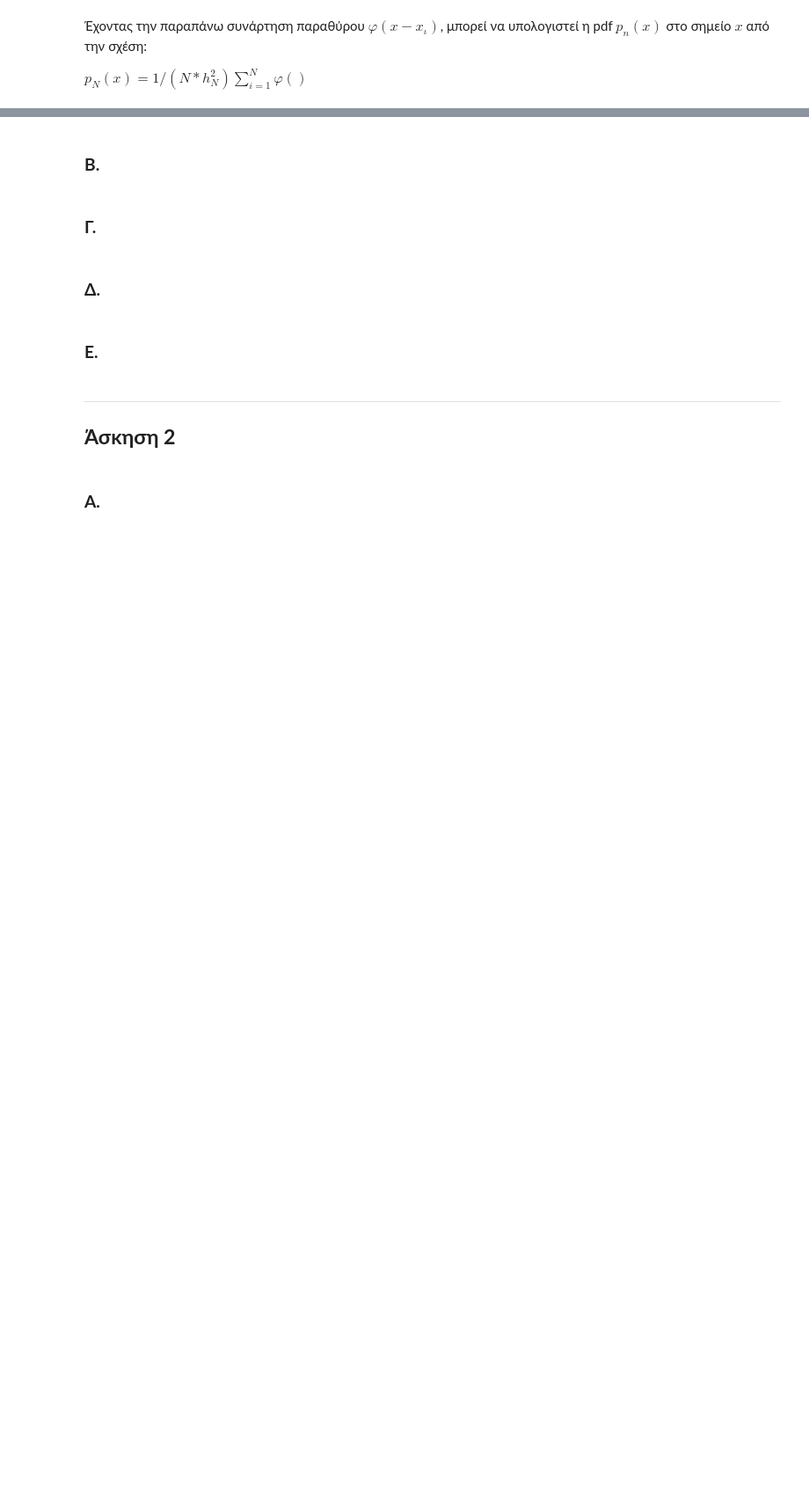
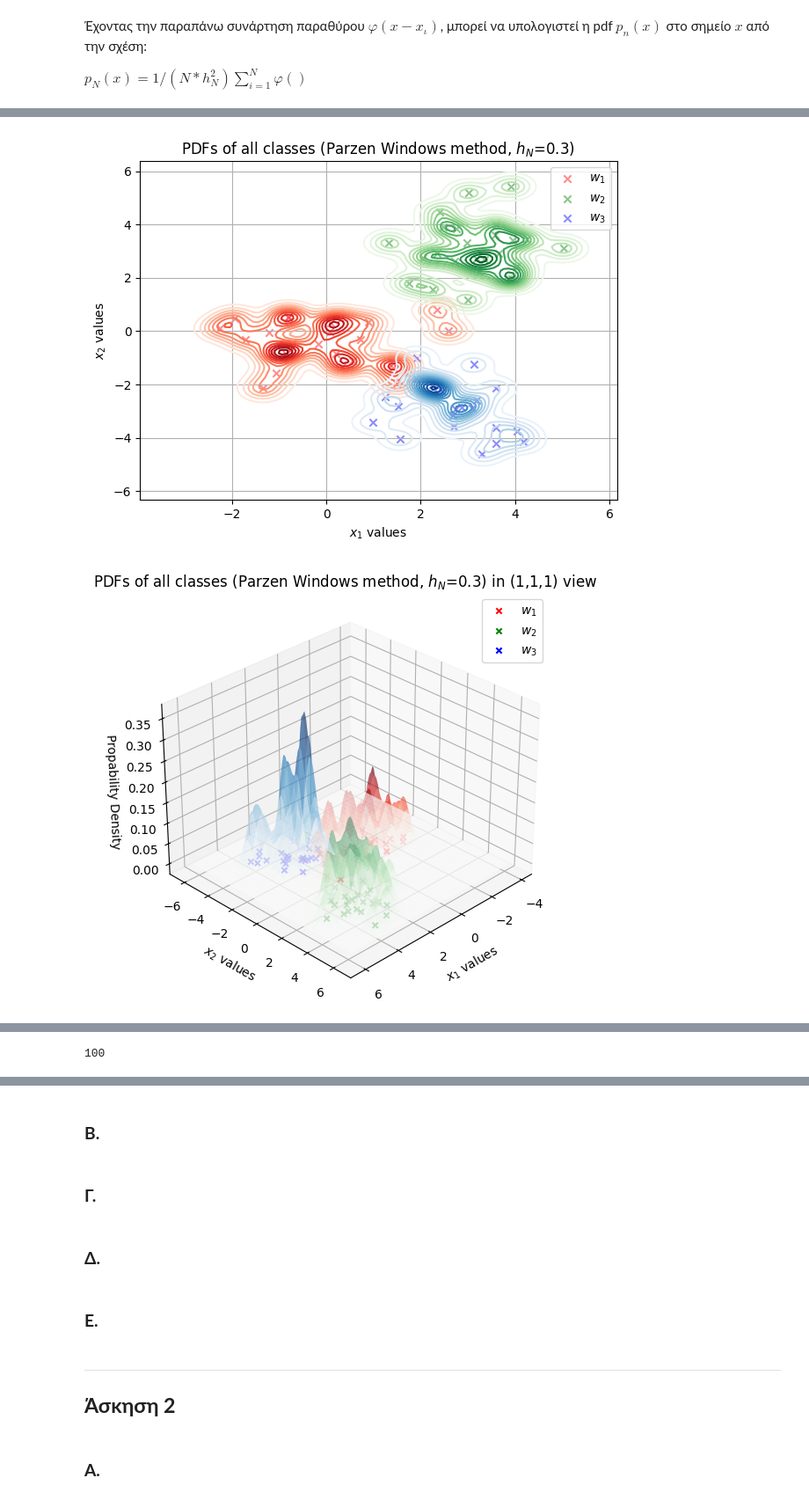
Before and after one commit to iliaxant/Pattern_Recognition_HW2, a Jupyter notebook: HW_2_PR_58545.ipynb, the cells around one changed output, grey strips where cells are left out. Shown at 88% size. Drawn from its saved outputs; the diff is of its cells as text; code cells hidden in the pictures; blank space fills up the shorter version.

```diff
--- a/HW_2_PR_58545.ipynb
+++ b/HW_2_PR_58545.ipynb
@@ -111,0 +238,54 @@ $p_N(x)=1/(N* h_N^2)∑_{i=1}^N{φ()}$
+# %%
+for h in h_N:
+
+    x1 = np.arange(df[0].min()-1, df[0].max()+1, 0.1)
+    x2 = np.arange(df[1].min()-1, df[1].max()+1, 0.1)
+
+    xx1, xx2 = np.meshgrid(x1,x2)
+    X = np.column_stack((xx1.ravel(), xx2.ravel()))
+
+    p_1 = parzen_pdf(X, w1_reduced[[0,1]].to_numpy(), h).reshape(xx1.shape)
+    p_2 = parzen_pdf(X, w2_reduced[[0,1]].to_numpy(), h).reshape(xx1.shape)
+    p_3 = parzen_pdf(X, w3_reduced[[0,1]].to_numpy(), h).reshape(xx1.shape)
+
+
+    plt.figure(figsize=(7, 5))
+
+    plt.scatter(w1_reduced[0], w1_reduced[1], color='r', marker='x', label=r'$w_1$', alpha=0.45)
+    plt.scatter(w2_reduced[0], w2_reduced[1], color='g', marker='x', label=r'$w_2$', alpha=0.45)
+    plt.scatter(w3_reduced[0], w3_reduced[1], color='b', marker='x', label=r'$w_3$', alpha=0.45)
+
+    plt.contour(xx1, xx2, p_1, levels=15, cmap = 'Reds')
+    plt.contour(xx1, xx2, p_2, levels=15, cmap = 'Greens')
+    plt.contour(xx1, xx2, p_3, levels=15, cmap = 'Blues')
+
+    plt.title(f"PDFs of all classes (Parzen Windows method, $h_N$={h})")
+    plt.xlabel("$x_1$ values")
+    plt.ylabel("$x_2$ values")
+    plt.legend()
+    plt.grid(True)
+    plt.show()
+
+
+    fig = plt.figure(figsize=(8, 6))
+    ax = fig.add_subplot(111, projection='3d')
+
+    ax.plot_surface(xx1, xx2, p_1, cmap='Reds', alpha=0.4, linewidth=0, antialiased=True)
+    ax.plot_surface(xx1, xx2, p_2, cmap='Greens', alpha=0.4, linewidth=0, antialiased=True)
+    ax.plot_surface(xx1, xx2, p_3, cmap='Blues', alpha=0.4, linewidth=0, antialiased=True)
+
+    ax.scatter(w1_reduced[0], w1_reduced[1], 0, color='r', marker='x', label=r'$w_1$')
+    ax.scatter(w2_reduced[0], w2_reduced[1], 0, color='g', marker='x', label=r'$w_2$')
+    ax.scatter(w3_reduced[0], w3_reduced[1], 0, color='b', marker='x', label=r'$w_3$')
+
+    ax.set_title(f"PDFs of all classes (Parzen Windows method, $h_N$={h}) in (1,1,1) view")
+    ax.set_xlabel("$x_1$ values")
+    ax.set_ylabel("$x_2$ values")
+    ax.set_zlabel("Propability Density")
+    ax.view_init(elev=30, azim=45)
+    ax.legend()
+    plt.show()
+    print()
+# %% [output]
+[figure, added]
+[figure, added]
@@ -111,0 +296,4 @@ $p_N(x)=1/(N* h_N^2)∑_{i=1}^N{φ()}$
+# %%
+w1.shape[0]
+# %% [output]
+100
```
Also changed, not shown: parts of 11 cells of this notebook.
